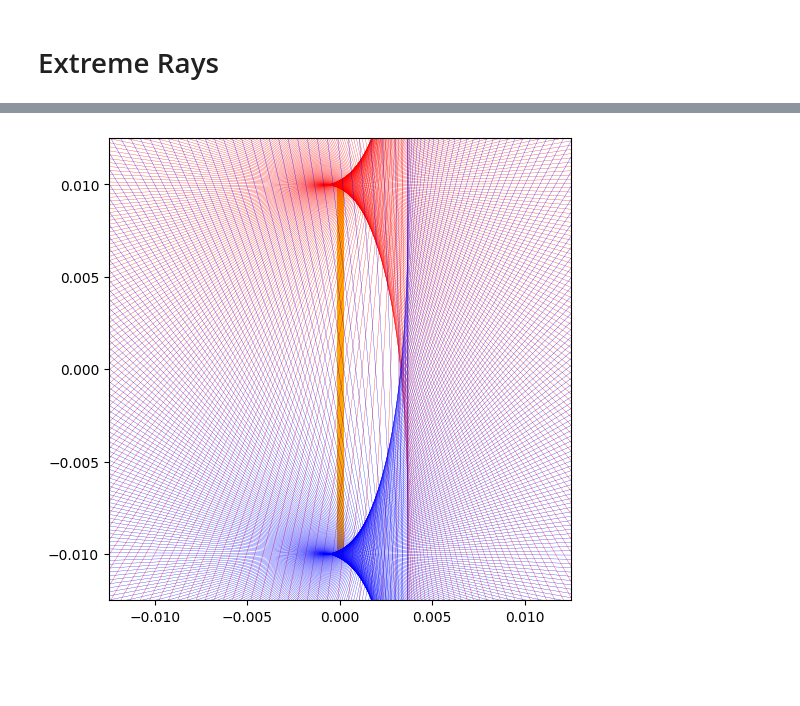
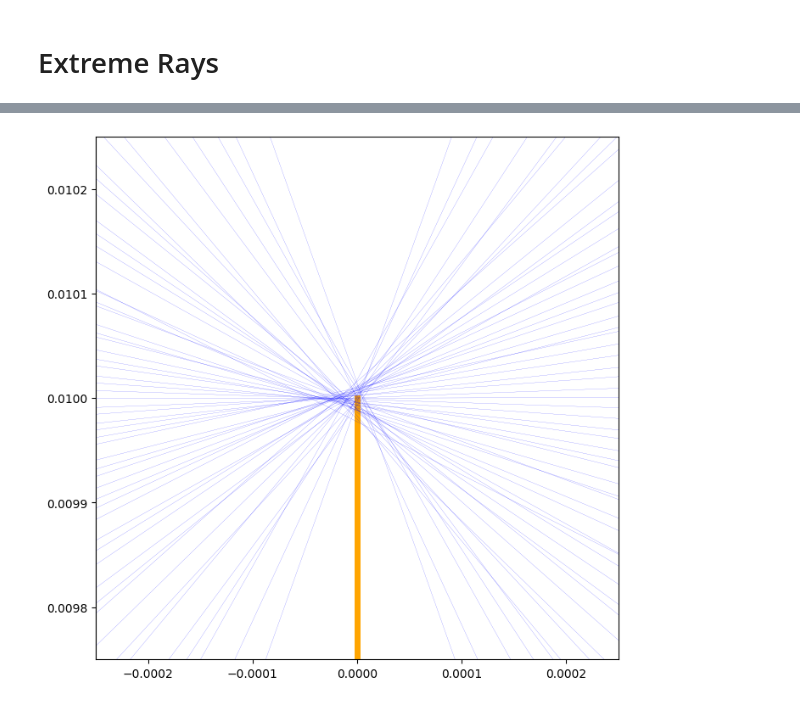
Before and after one commit to ssteinberg/solar_optical_concentrator, a Jupyter notebook: 2mcfin.ipynb, the cells around one changed output, grey strips where cells are left out. Drawn from its saved outputs; the diff is of its cells as text; code cells hidden in the pictures; blank space fills up the shorter version.

```diff
--- a/2mcfin.ipynb
+++ b/2mcfin.ipynb
@@ -6,3 +6,10 @@ matplotlib.rc('figure', figsize = (10, 6))
 # %% [markdown]
 # Two-Mirror Concentrator
+# %%
+flat_source, flat_target, r, f1, L, f2, da, a_max = np.loadtxt('data_2mc_fin_input.csv', delimiter = ',')
+data_2mc_m1a = np.loadtxt('data_2mc_fin_m1a.csv', delimiter = ',')
+data_2mc_m1b = np.loadtxt('data_2mc_fin_m1b.csv', delimiter = ',')
+data_2mc_m2a = np.loadtxt('data_2mc_fin_m2a.csv', delimiter = ',')
+data_2mc_m2b = np.loadtxt('data_2mc_fin_m2b.csv', delimiter = ',')
+# data_paths = np.loadtxt('data_2mc_fin_paths.csv', delimiter = ',')
 # %%
@@ -45,0 +50,11 @@ plt.show()
+# %%
+if flat_source: plt.plot([-L, -L], [-r, r], linewidth = 5, color = 'orange', label = 'source')
+else: plt.gca().add_patch(plt.Circle((-L, 0), 0.95 * r, color = 'orange', label = 'source'))
+
+for row in data_extr_1: plt.plot([row[0], row[2]], [row[1], row[3]], linewidth = 0.5, c = 'red')
+for row in data_extr_2: plt.plot([row[0], row[2]], [row[1], row[3]], linewidth = 0.5, c = 'blue')
+
+plt.axis('square')
+scale = 2
+plt.axis([-L - scale * r, -L + scale * r, 0 - scale * r, 0 + scale * r])
+plt.show()
@@ -46,19 +63,14 @@ plt.show()
 # %%
-data_extr_1 = np.loadtxt('data_2mc_fin_extr_1.csv', delimiter = ',')
-data_extr_2 = np.loadtxt('data_2mc_fin_extr_2.csv', delimiter = ',')
+if flat_target: plt.plot([0, 0], [-r, r], linewidth = 5, color = 'orange', label = 'target')
+else: plt.gca().add_patch(plt.Circle((0, 0), 0.95 * r, color = 'orange', label = 'target'))
 
-if flat_source: plt.plot([-L, -L], [-r, r], linewidth = 5, color = 'orange', label = 'source')
-else: plt.gca().add_patch(plt.Circle((-L, 0), 0.97 * r, color = 'orange', label = 'source'))
-if flat_target: plt.plot([0, 0], [-r, r], linewidth = 5, color = 'orange', label = 'target')
-else: plt.gca().add_patch(plt.Circle((0, 0), 0.97 * r, color = 'orange', label = 'target'))
-
-for row in data_extr_1: plt.plot([row[0], row[2]], [row[1], row[3]], linewidth = 0.2, c = 'red')
-for row in data_extr_2: plt.plot([row[0], row[2]], [row[1], row[3]], linewidth = 0.2, c = 'blue')
+for row in data_extr_1: plt.plot([row[0], row[2]], [row[1], row[3]], linewidth = 0.1, c = 'red')
+for row in data_extr_2: plt.plot([row[0], row[2]], [row[1], row[3]], linewidth = 0.1, c = 'blue')
 
 plt.axis('square')
-scale = 1.25
-# plt.axis([-L - scale * r, -L + scale * r, 0 - scale * r, 0 + scale * r])
-plt.axis([-scale * r, scale * r, -scale * r, scale * r])
+zoom = 0.00025
+plt.axis([-zoom, zoom, r - zoom, r + zoom])
+# plt.axis([-zoom, zoom, -zoom, zoom])
 plt.show()
 # %% [output]
-[figure, old version]
+[figure, new version]
```
Also changed, not shown: parts of 4 cells of this notebook, 10 other files.
